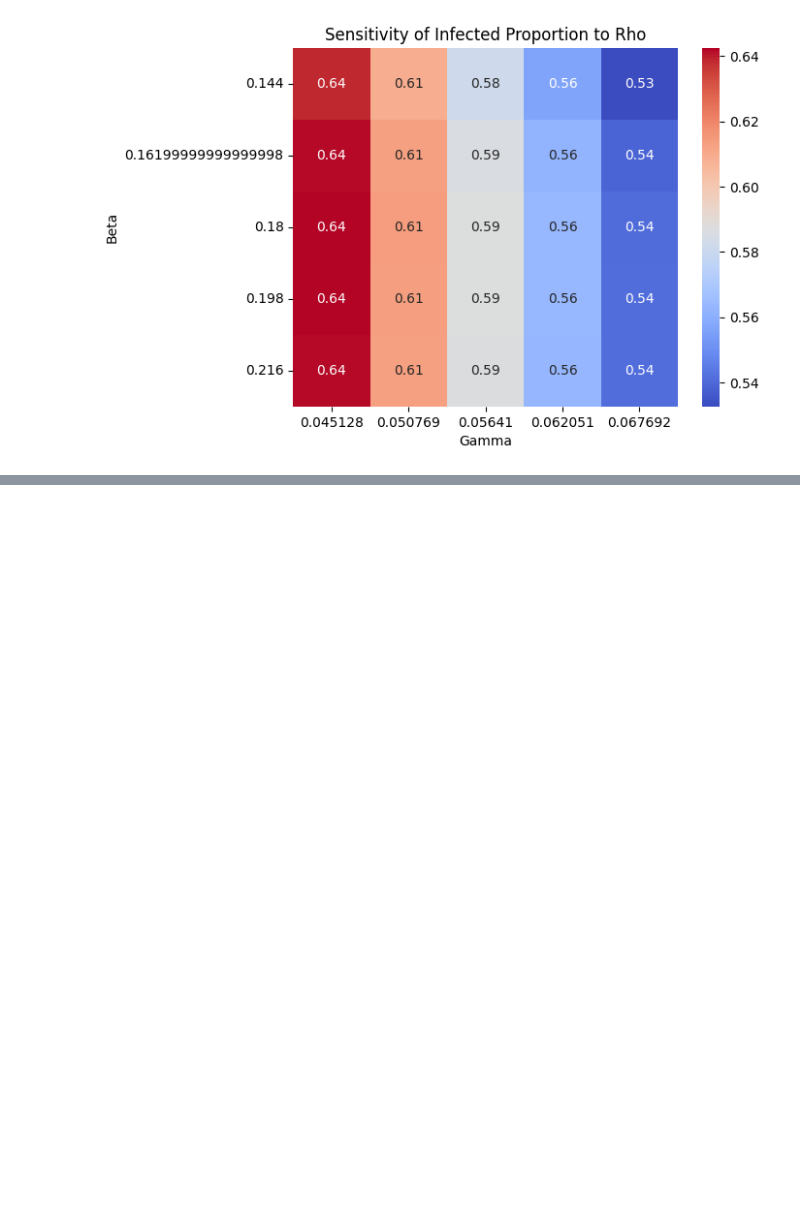
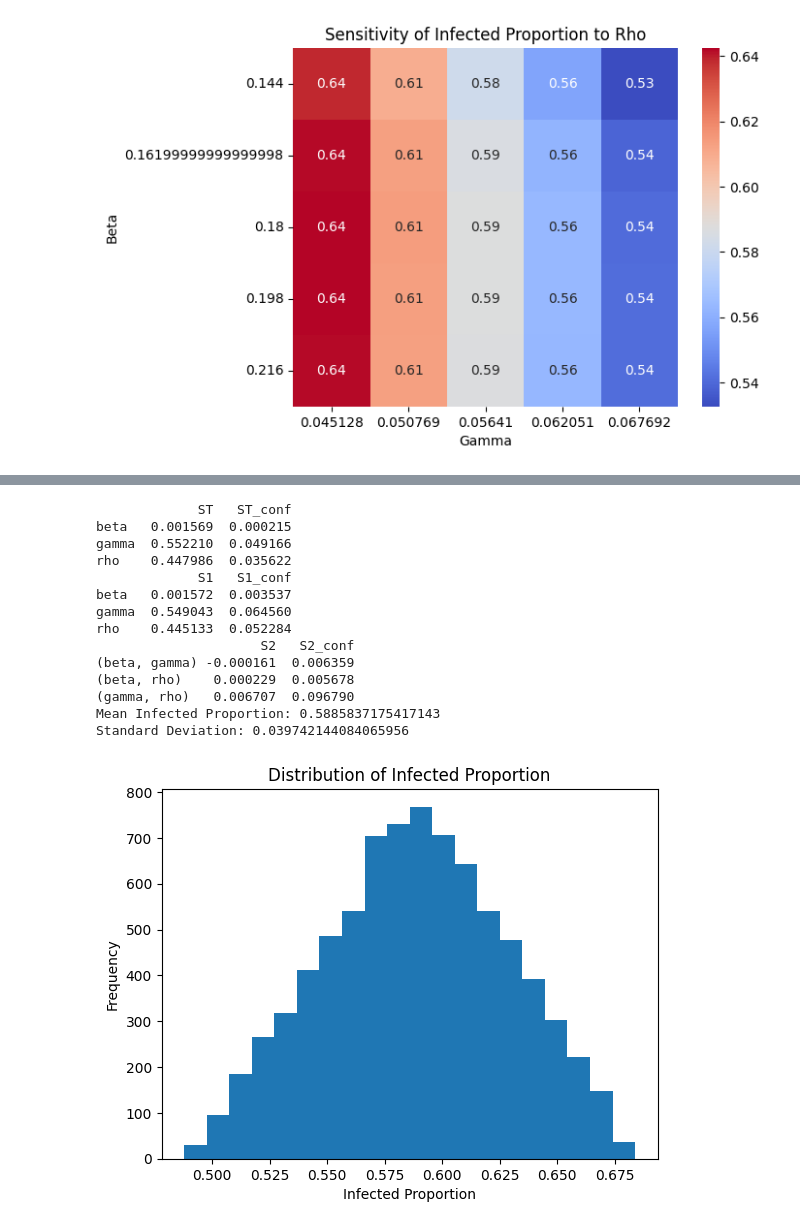
Before and after one commit to revak18/nicotine_use_mathmodel, a Jupyter notebook: NicotineUse_SIR_ODE_Model.ipynb, the cells around one changed output, grey strips where cells are left out. Saved outputs shown, nothing was run; the diff lists cells and outputs as text; code cells hidden in the pictures; blank space fills up the shorter version.

```diff
--- a/NicotineUse_SIR_ODE_Model.ipynb
+++ b/NicotineUse_SIR_ODE_Model.ipynb
@@ -237,0 +258,56 @@ plt.show()
+# %%
+from SALib.sample import saltelli
+from SALib.analyze import sobol
+import numpy as np
+
+# Define parameter bounds for sensitivity analysis
+problem = {
+    'num_vars': 3,
+    'names': ['beta', 'gamma', 'rho'],
+    'bounds': [[beta_EC * 0.8, beta_EC * 1.2],
+              [gamma_EC * 0.8, gamma_EC * 1.2],
+              [rho_EC * 0.8, rho_EC * 1.2]]
+}
+
+# Generate Sobol' sequences for sampling
+param_values = saltelli.sample(problem, 1000)  # Adjust sample size as needed
+
+# Run simulations for each parameter combination
+results = []
+for params in param_values:
+    beta_val, gamma_val, rho_val = params
+    infected_prop = run_simulation(S0_EC_A, I0_EC_A, R0_EC_A, beta_val, gamma_val, rho_val)
+    results.append(infected_prop)
+
+# Convert results to a NumPy array
+results = np.array(results)
+
+# Calculate Sobol indices
+Si = sobol.analyze(problem, results, print_to_console=True)
+
+# Print summary statistics
+print("Mean Infected Proportion:", np.mean(results))
+print("Standard Deviation:", np.std(results))
+
+# Visualize results (e.g., histograms, scatter plots)
+plt.hist(results, bins=20)
+plt.xlabel("Infected Proportion")
+plt.ylabel("Frequency")
+plt.title("Distribution of Infected Proportion")
+plt.show()
+# %% [output]
+             ST   ST_conf
+beta   0.001569  0.000215
+gamma  0.552210  0.049166
+rho    0.447986  0.035622
+             S1   S1_conf
+beta   0.001572  0.003537
+gamma  0.549043  0.064560
+rho    0.445133  0.052284
+                     S2   S2_conf
+(beta, gamma) -0.000161  0.006359
+(beta, rho)    0.000229  0.005678
+(gamma, rho)   0.006707  0.096790
+Mean Infected Proportion: 0.5885837175417143
+Standard Deviation: 0.039742144084065956
+[figure, added]
```
Also changed, not shown: parts of 1 cell of this notebook.
